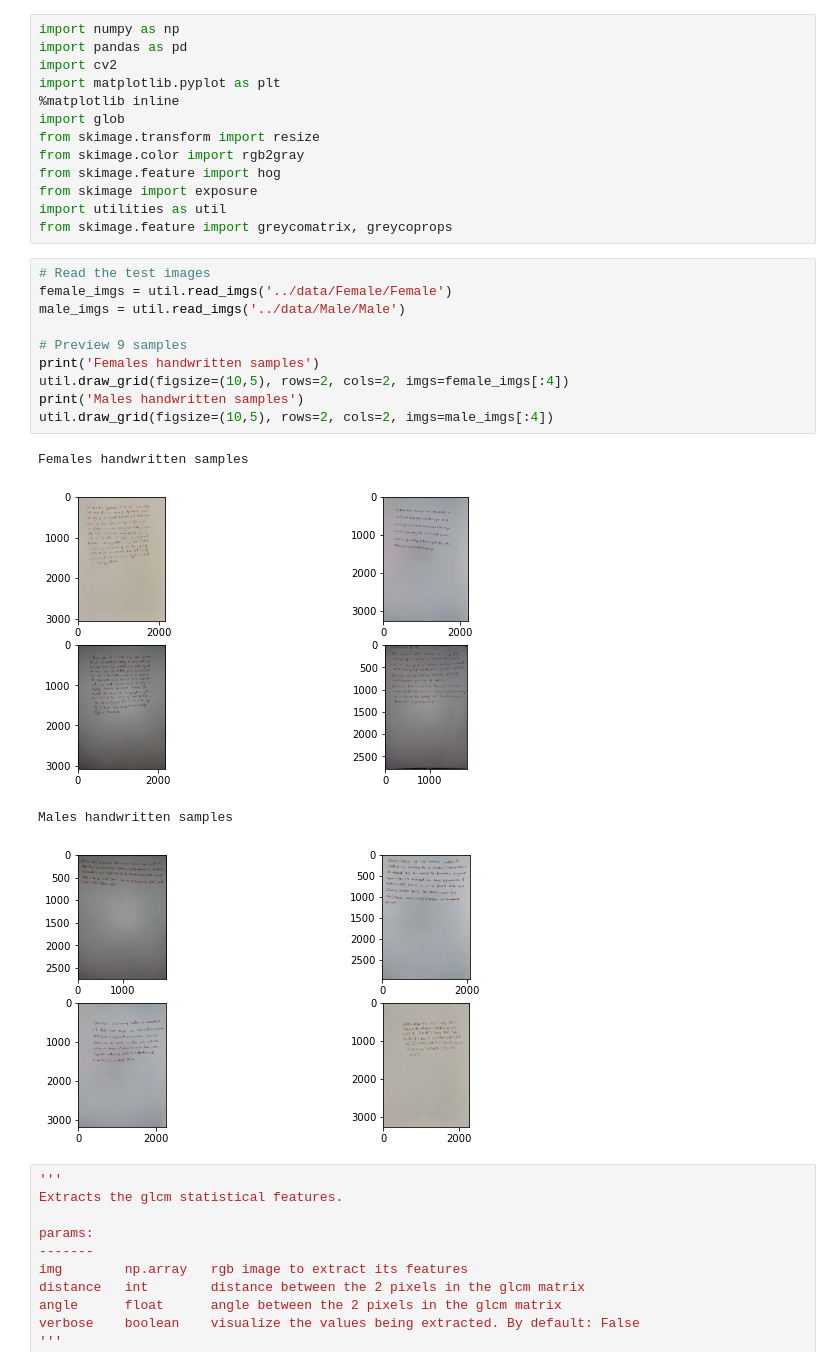
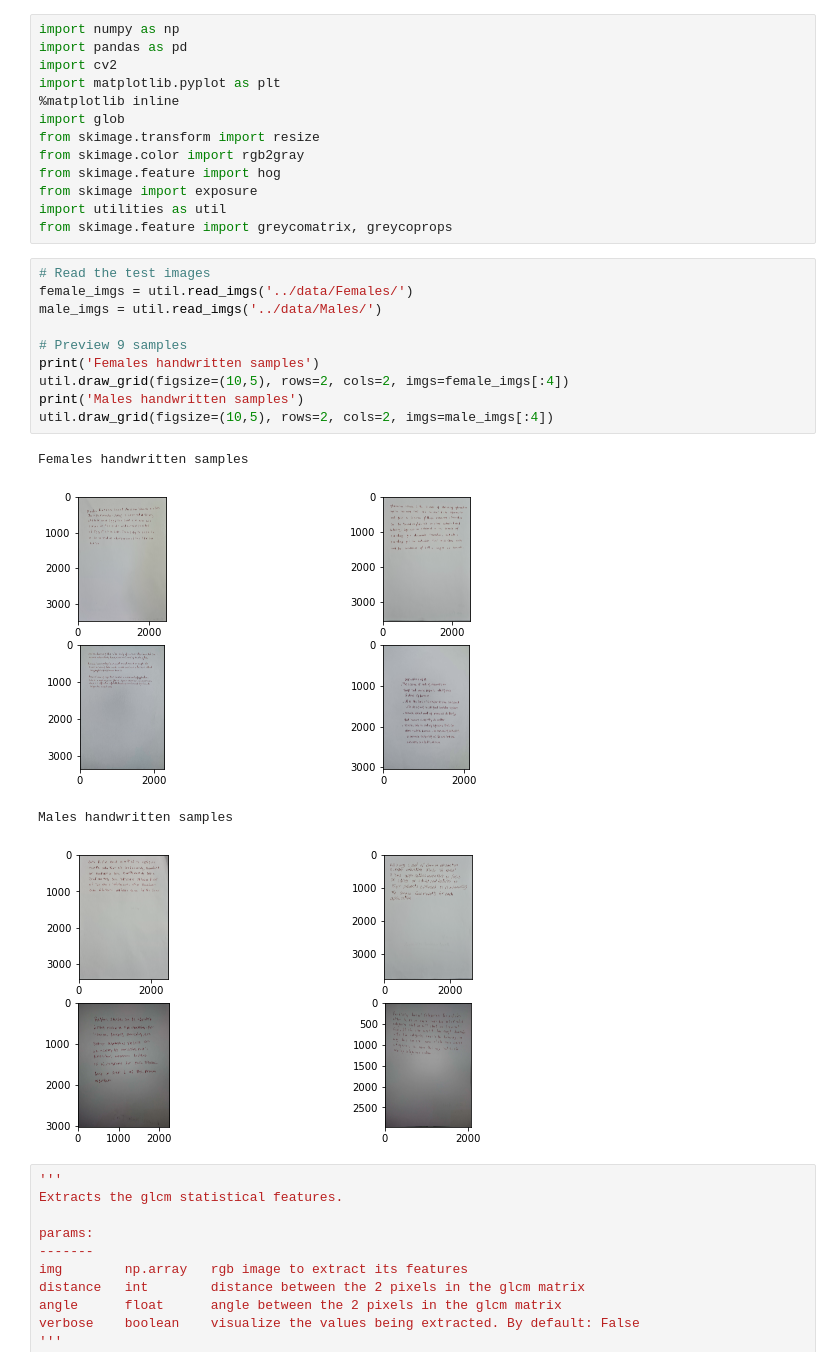
Before and after one commit to NouranHany/Handwriting-Based-Gender-Classification, a Jupyter notebook: Features (ipynb)/GLCM Features.ipynb, the cells around one changed output. Drawn from its saved outputs; the diff is of its cells as text.

```diff
--- a/Features (ipynb)/GLCM Features.ipynb
+++ b/Features (ipynb)/GLCM Features.ipynb
@@ -26,19 +26,19 @@ import utilities as util
 from skimage.feature import greycomatrix, greycoprops
 # %%
 # Read the test images
-female_imgs = util.read_imgs('../data/Female/Female')
-male_imgs = util.read_imgs('../data/Male/Male')
+female_imgs = util.read_imgs('../data/Females/')
+male_imgs = util.read_imgs('../data/Males/')
 
 # Preview 9 samples
 print('Females handwritten samples')
 util.draw_grid(figsize=(10,5), rows=2, cols=2, imgs=female_imgs[:4])
 print('Males handwritten samples')
 util.draw_grid(figsize=(10,5), rows=2, cols=2, imgs=male_imgs[:4])
 # %% [output]
 Females handwritten samples
-[figure, old version]
+[figure, new version]
 Males handwritten samples
-[figure, old version]
+[figure, new version]
 # %%
 '''
 Extracts the glcm statistical features.
```
Also changed, not shown: parts of 6 cells of this notebook, 4 other files.
